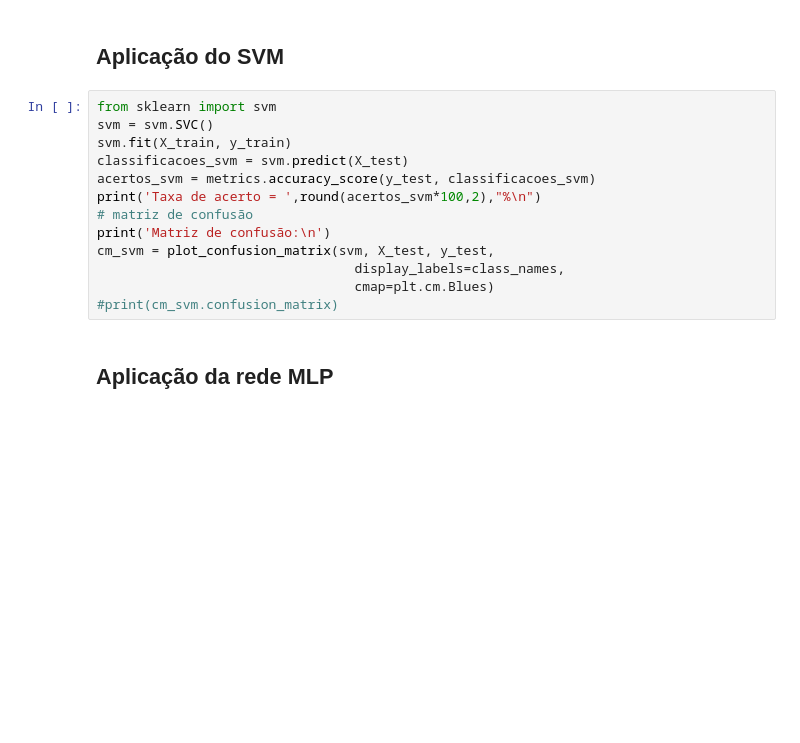
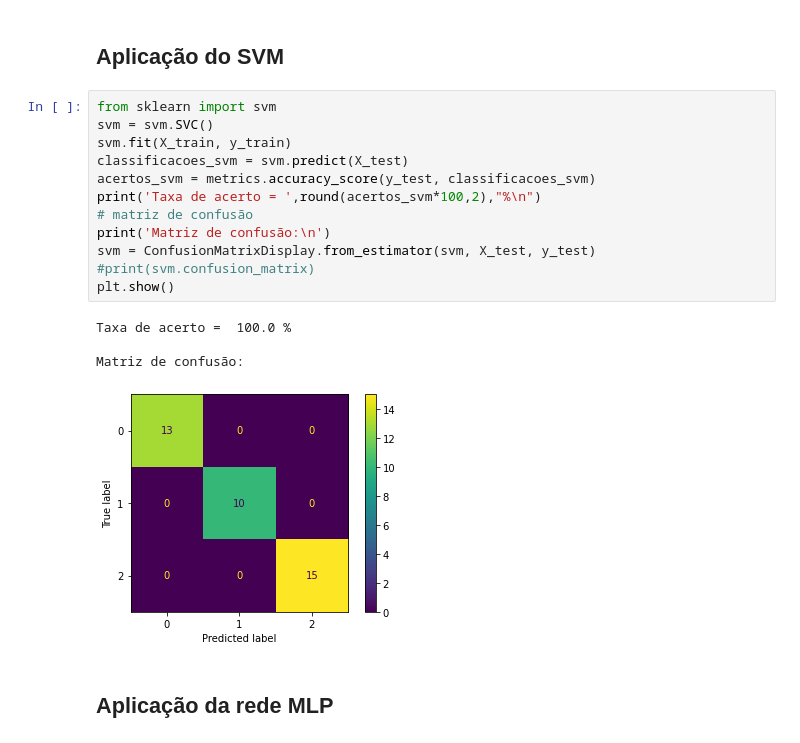
Before and after one commit to malegopc/DSBD, a Jupyter notebook: Notebooks/Iris_dataset_KNN_x_Reg_Log_x_SVM_x_MLP_v1.ipynb, the cells around one changed output. Saved outputs shown, nothing was run; the diff lists cells and outputs as text; blank space fills up the shorter version.

```diff
--- a/Notebooks/Iris_dataset_KNN_x_Reg_Log_x_SVM_x_MLP_v1.ipynb
+++ b/Notebooks/Iris_dataset_KNN_x_Reg_Log_x_SVM_x_MLP_v1.ipynb
@@ -132,16 +142,20 @@ cm_logreg = plot_confusion_matrix(logreg, X_test, y_test,
 # %%
 from sklearn import svm
 svm = svm.SVC()
 svm.fit(X_train, y_train)
 classificacoes_svm = svm.predict(X_test)
 acertos_svm = metrics.accuracy_score(y_test, classificacoes_svm)
 print('Taxa de acerto = ',round(acertos_svm*100,2),"%\n")
 # matriz de confusão
 print('Matriz de confusão:\n')
-cm_svm = plot_confusion_matrix(svm, X_test, y_test,
-                                 display_labels=class_names,
-                                 cmap=plt.cm.Blues)
-#print(cm_svm.confusion_matrix)
+svm = ConfusionMatrixDisplay.from_estimator(svm, X_test, y_test)
+#print(svm.confusion_matrix)
+plt.show()
+# %% [output]
+Taxa de acerto =  100.0 %
+
+Matriz de confusão:
+[figure, added]
 # %% [markdown]
 ## Aplicação da rede MLP
 # %%
```
Also changed, not shown: parts of 5 cells of this notebook, 2 other files.
